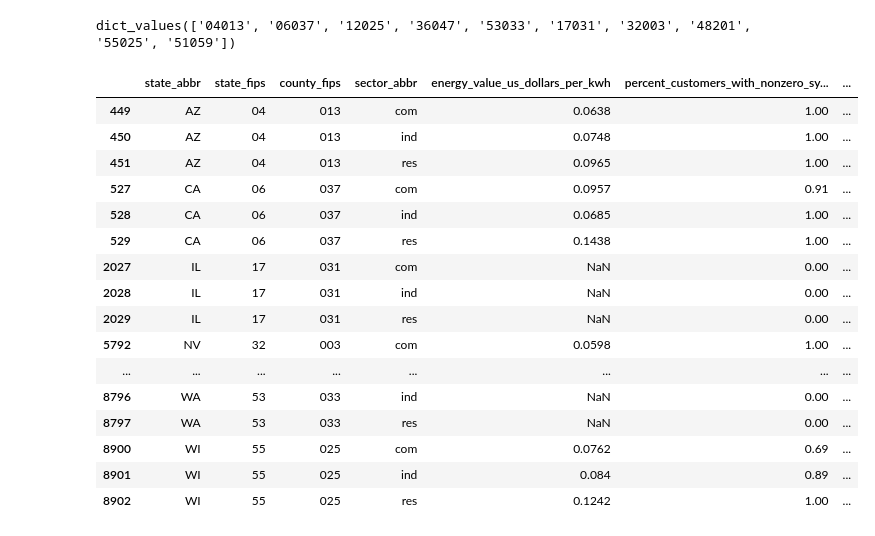
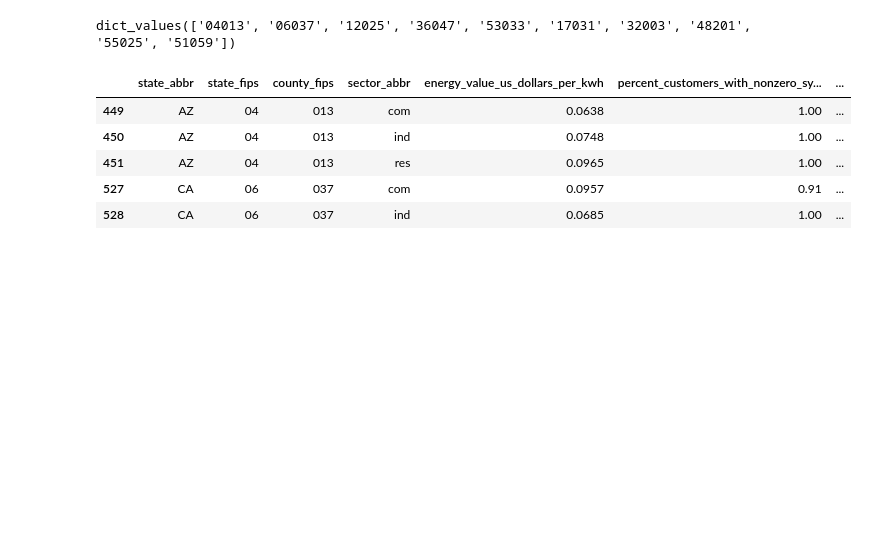
Before and after one commit to Urkchar/Solar-Weather, a Jupyter notebook: main.ipynb, the cells around one changed output. Cells and saved outputs as stored; diff of their text form; code cells hidden in the pictures; blank space fills up the shorter version.

Commit message:
Continued cleaning NREL and VC data

```diff
--- a/main.ipynb
+++ b/main.ipynb
@@ -95,23 +77,12 @@ full_fips.values()
 dict_values(['04013', '06037', '12025', '36047', '53033', '17031', '32003', '48201', '55025', '51059'])
 # %%
 nrel = nrel[nrel["full_fips"].isin(full_fips.values())]
-nrel
+nrel.head()
 # %% [output]
 |  | state_abbr | state_fips | county_fips | sector_abbr | energy_value_us_dollars_per_kwh | percent_customers_with_nonzero_sy... | ... |
 | 449 | AZ | 04 | 013 | com | 0.0638 | 1.00 | ... |
 | 450 | AZ | 04 | 013 | ind | 0.0748 | 1.00 | ... |
 | 451 | AZ | 04 | 013 | res | 0.0965 | 1.00 | ... |
 | 527 | CA | 06 | 037 | com | 0.0957 | 0.91 | ... |
 | 528 | CA | 06 | 037 | ind | 0.0685 | 1.00 | ... |
-| 529 | CA | 06 | 037 | res | 0.1438 | 1.00 | ... |
-| 2027 | IL | 17 | 031 | com | NaN | 0.00 | ... |
-| 2028 | IL | 17 | 031 | ind | NaN | 0.00 | ... |
-| 2029 | IL | 17 | 031 | res | NaN | 0.00 | ... |
-| 5792 | NV | 32 | 003 | com | 0.0598 | 1.00 | ... |
-| ... | ... | ... | ... | ... | ... | ... | ... |
-| 8796 | WA | 53 | 033 | ind | NaN | 0.00 | ... |
-| 8797 | WA | 53 | 033 | res | NaN | 0.00 | ... |
-| 8900 | WI | 55 | 025 | com | 0.0762 | 0.69 | ... |
-| 8901 | WI | 55 | 025 | ind | 0.084 | 0.89 | ... |
-| 8902 | WI | 55 | 025 | res | 0.1242 | 1.00 | ... |
 # %%
```
Also changed, not shown: parts of 15 cells of this notebook.
